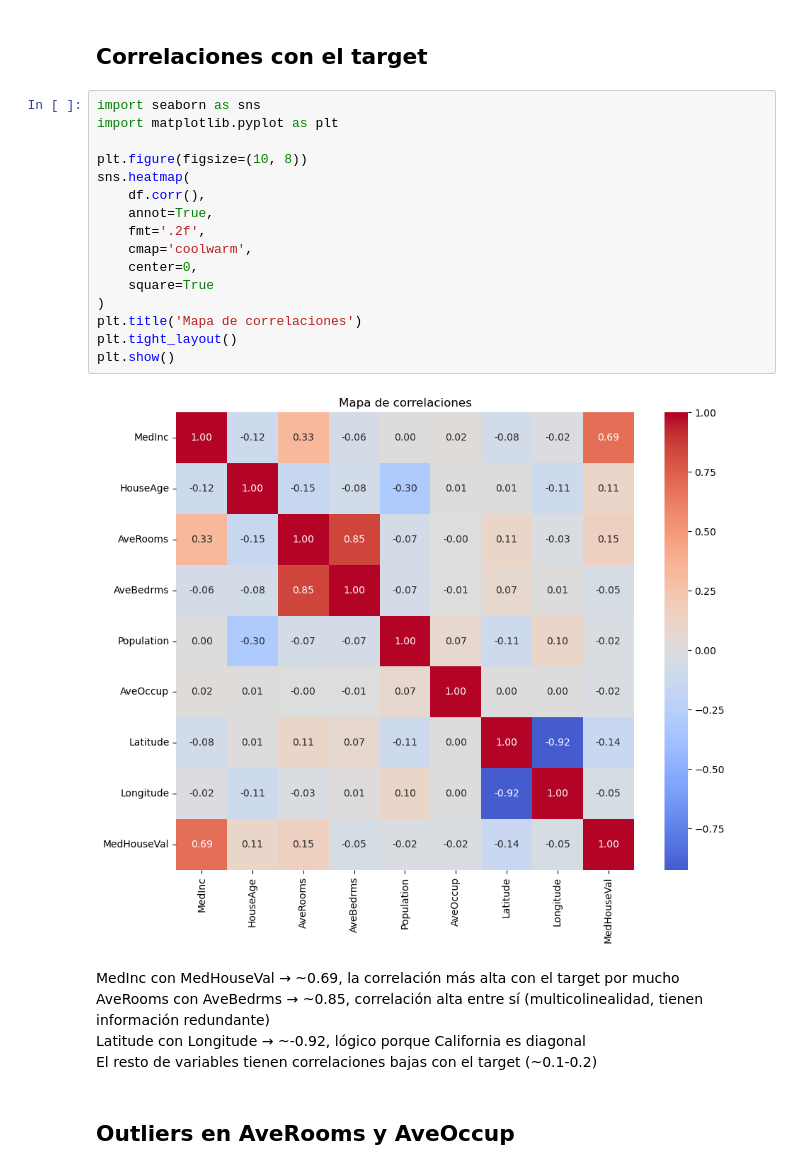
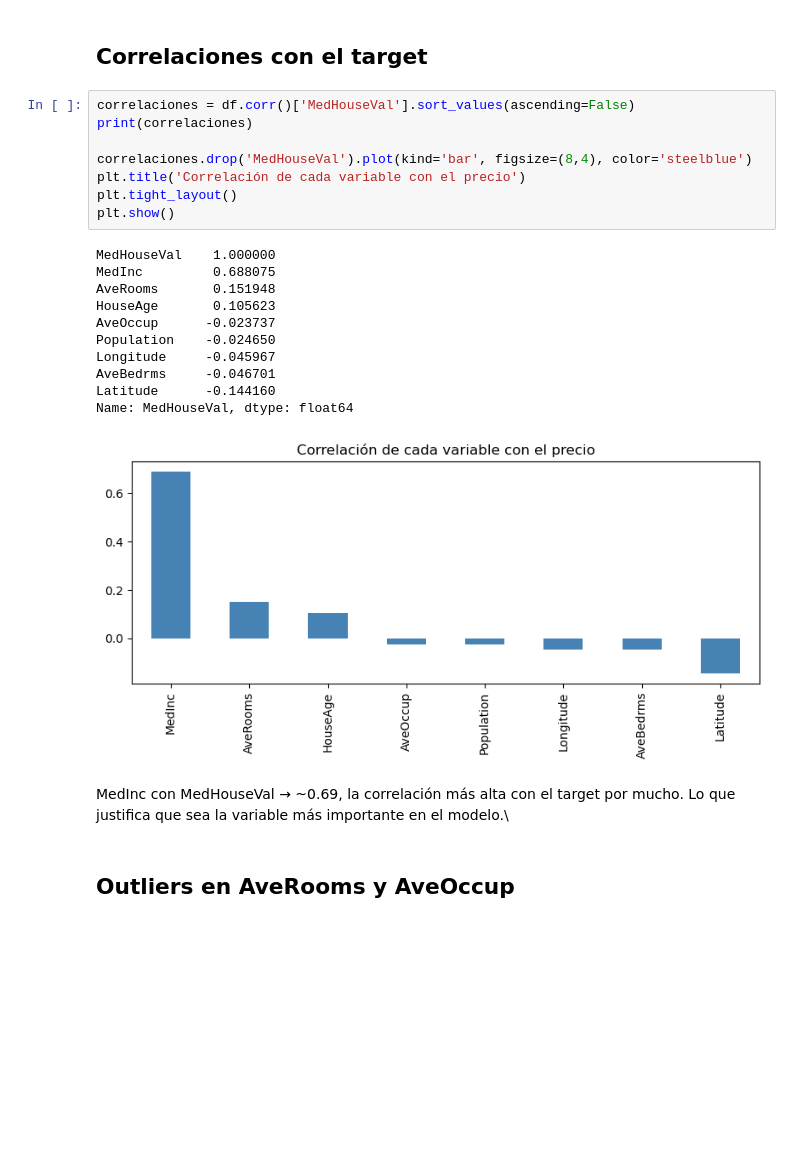
Before and after one commit to adribarra/MLFlow-FastAPI, a Jupyter notebook: notebooks/CaliforniaHousing_EDA.ipynb, the cells around one changed output. Drawn from its saved outputs; the diff is of its cells as text; blank space fills up the shorter version.

```diff
--- a/notebooks/CaliforniaHousing_EDA.ipynb
+++ b/notebooks/CaliforniaHousing_EDA.ipynb
@@ -73,28 +73,27 @@ El target tiene un skewness de 0.98. Para Random Forest (el algoritmo que se usa
 # %% [markdown]
 ## Correlaciones con el target
 # %%
-import seaborn as sns
-import matplotlib.pyplot as plt
+correlaciones = df.corr()['MedHouseVal'].sort_values(ascending=False)
+print(correlaciones)
 
-plt.figure(figsize=(10, 8))
-sns.heatmap(
-    df.corr(),
-    annot=True,
-    fmt='.2f',
-    cmap='coolwarm',
-    center=0,
-    square=True
-)
-plt.title('Mapa de correlaciones')
+correlaciones.drop('MedHouseVal').plot(kind='bar', figsize=(8,4), color='steelblue')
+plt.title('Correlación de cada variable con el precio')
 plt.tight_layout()
 plt.show()
 # %% [output]
+MedHouseVal    1.000000
+MedInc         0.688075
+AveRooms       0.151948
+HouseAge       0.105623
+AveOccup      -0.023737
+Population    -0.024650
+Longitude     -0.045967
+AveBedrms     -0.046701
+Latitude      -0.144160
+Name: MedHouseVal, dtype: float64
-[figure, old version]
+[figure, new version]
 # %% [markdown]
-MedInc con MedHouseVal → ~0.69, la correlación más alta con el target por mucho\
-AveRooms con AveBedrms → ~0.85, correlación alta entre sí (multicolinealidad, tienen información redundante)\
-Latitude con Longitude → ~-0.92, lógico porque California es diagonal\
-El resto de variables tienen correlaciones bajas con el target (~0.1-0.2)
+MedInc con MedHouseVal → ~0.69, la correlación más alta con el target por mucho. Lo que justifica que sea la variable más importante en el modelo.\
 # %% [markdown]
 ## Outliers en AveRooms y AveOccup
 # %%
```
